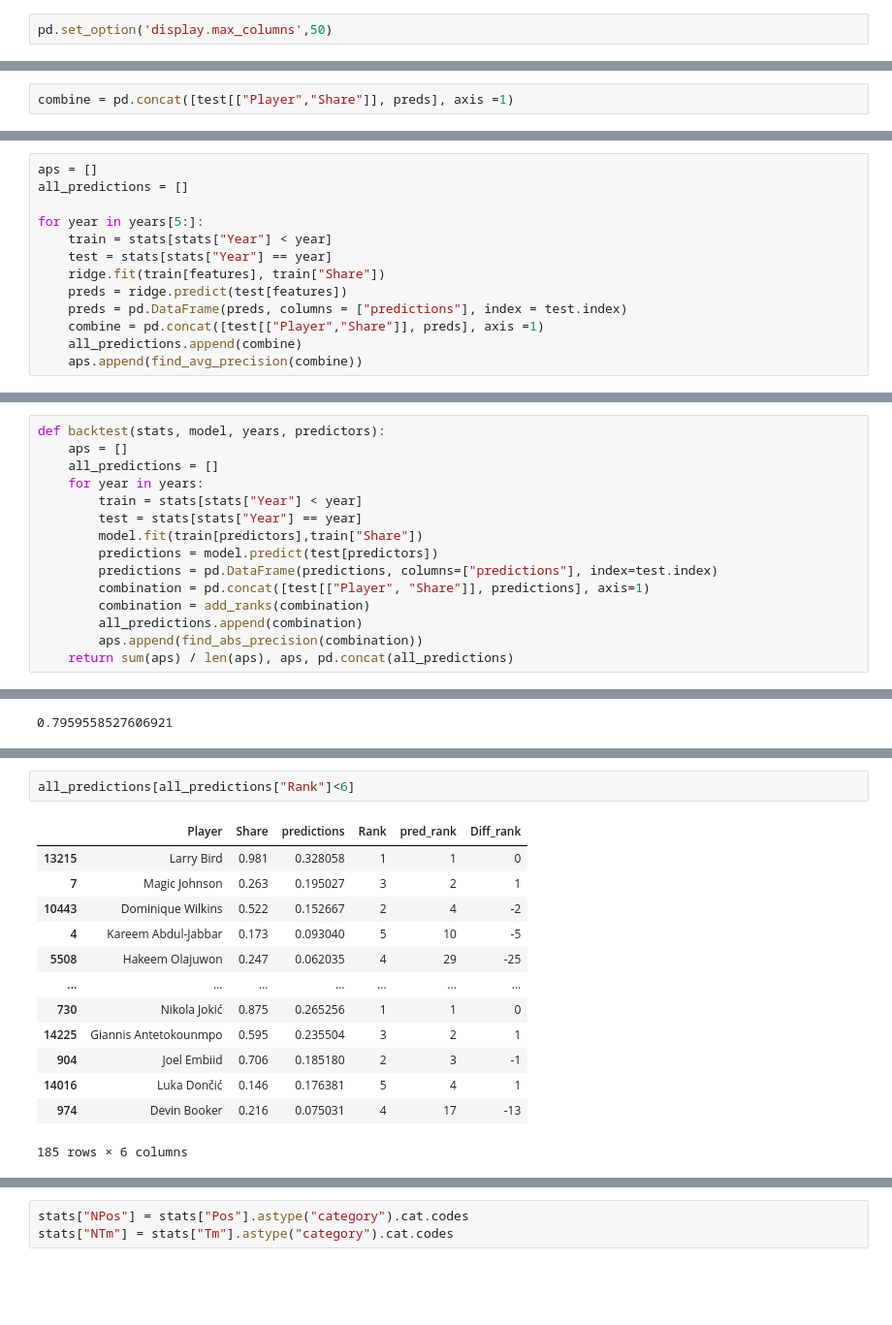
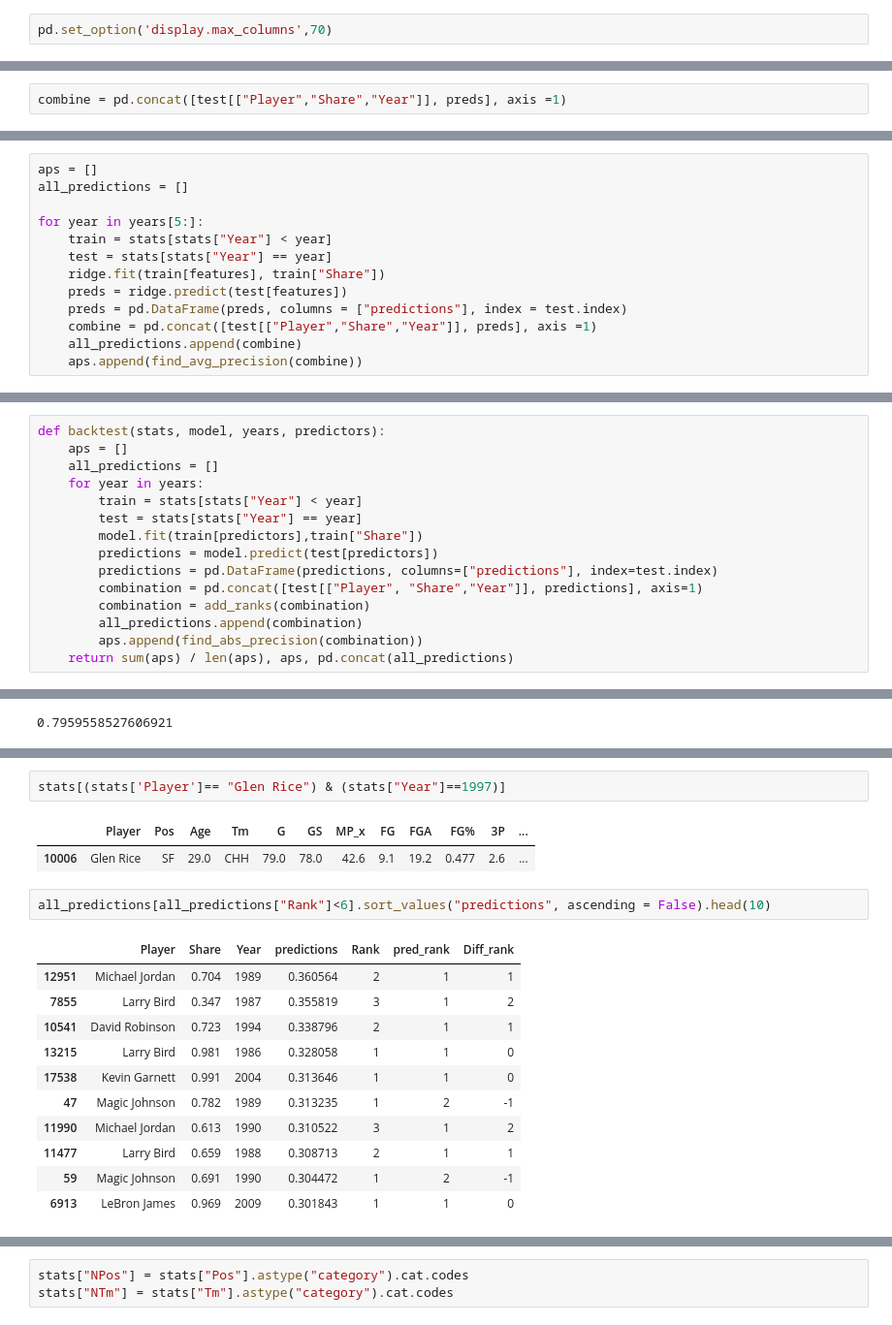
Before and after one commit to dcast822/NBA_analysis, a Jupyter notebook: 03_mvp_ML.ipynb, the cells around one changed output, grey strips where cells are left out. Shown: that part at 97% size. Cells and saved outputs as stored; diff of their text form; blank space fills up the shorter version.

```diff
--- a/03_mvp_ML.ipynb
+++ b/03_mvp_ML.ipynb
@@ -3,7 +3,7 @@ import pandas as pd
 import numpy as np
 import matplotlib.pyplot as plt
 # %%
-pd.set_option('display.max_columns',50)
+pd.set_option('display.max_columns',70)
 # %%
 pd.set_option('display.max_rows',180)
 # %%
@@ -118,7 +118,7 @@ preds
 | 15135 | 0.018742 |
 605 rows × 1 columns
 # %%
-combine = pd.concat([test[["Player","Share"]], preds], axis =1)
+combine = pd.concat([test[["Player","Share","Year"]], preds], axis =1)
 # %%
 combine
 # %% [output]
@@ -249,7 +249,7 @@ for year in years[5:]:
     ridge.fit(train[features], train["Share"])
     preds = ridge.predict(test[features])
     preds = pd.DataFrame(preds, columns = ["predictions"], index = test.index)
-    combine = pd.concat([test[["Player","Share"]], preds], axis =1)
+    combine = pd.concat([test[["Player","Share","Year"]], preds], axis =1)
     all_predictions.append(combine)
     aps.append(find_avg_precision(combine))
 # %%
@@ -284,7 +284,7 @@ def backtest(stats, model, years, predictors):
         model.fit(train[predictors],train["Share"])
         predictions = model.predict(test[predictors])
         predictions = pd.DataFrame(predictions, columns=["predictions"], index=test.index)
-        combination = pd.concat([test[["Player", "Share"]], predictions], axis=1)
+        combination = pd.concat([test[["Player", "Share","Year"]], predictions], axis=1)
         combination = add_ranks(combination)
         all_predictions.append(combination)
         aps.append(find_abs_precision(combination))
@@ -313,17 +313,20 @@ all_predictions[all_predictions["Rank"]<6].sort_values("Diff_rank").head(10)
+# %%
+stats[(stats['Player']== "Glen Rice") & (stats["Year"]==1997)]
+# %% [output]
+|  | Player | Pos | Age | Tm | G | GS | MP_x | FG | FGA | FG% | 3P | ... |
+| 10006 | Glen Rice | SF | 29.0 | CHH | 79.0 | 78.0 | 42.6 | 9.1 | 19.2 | 0.477 | 2.6 | ... |
 # %%
-all_predictions[all_predictions["Rank"]<6]
+all_predictions[all_predictions["Rank"]<6].sort_values("predictions", ascending = False).head(10)
 # %% [output]
-|  | Player | Share | predictions | Rank | pred_rank | Diff_rank |
-| 13215 | Larry Bird | 0.981 | 0.328058 | 1 | 1 | 0 |
-| 7 | Magic Johnson | 0.263 | 0.195027 | 3 | 2 | 1 |
-| 10443 | Dominique Wilkins | 0.522 | 0.152667 | 2 | 4 | -2 |
-| 4 | Kareem Abdul-Jabbar | 0.173 | 0.093040 | 5 | 10 | -5 |
-| 5508 | Hakeem Olajuwon | 0.247 | 0.062035 | 4 | 29 | -25 |
-| ... | ... | ... | ... | ... | ... | ... |
-| 730 | Nikola Jokić | 0.875 | 0.265256 | 1 | 1 | 0 |
-| 14225 | Giannis Antetokounmpo | 0.595 | 0.235504 | 3 | 2 | 1 |
-| 904 | Joel Embiid | 0.706 | 0.185180 | 2 | 3 | -1 |
-| 14016 | Luka Dončić | 0.146 | 0.176381 | 5 | 4 | 1 |
-| 974 | Devin Booker | 0.216 | 0.075031 | 4 | 17 | -13 |
+|  | Player | Share | Year | predictions | Rank | pred_rank | Diff_rank |
+| 12951 | Michael Jordan | 0.704 | 1989 | 0.360564 | 2 | 1 | 1 |
+| 7855 | Larry Bird | 0.347 | 1987 | 0.355819 | 3 | 1 | 2 |
+| 10541 | David Robinson | 0.723 | 1994 | 0.338796 | 2 | 1 | 1 |
+| 13215 | Larry Bird | 0.981 | 1986 | 0.328058 | 1 | 1 | 0 |
+| 17538 | Kevin Garnett | 0.991 | 2004 | 0.313646 | 1 | 1 | 0 |
+| 47 | Magic Johnson | 0.782 | 1989 | 0.313235 | 1 | 2 | -1 |
+| 11990 | Michael Jordan | 0.613 | 1990 | 0.310522 | 3 | 1 | 2 |
+| 11477 | Larry Bird | 0.659 | 1988 | 0.308713 | 2 | 1 | 1 |
+| 59 | Magic Johnson | 0.691 | 1990 | 0.304472 | 1 | 2 | -1 |
+| 6913 | LeBron James | 0.969 | 2009 | 0.301843 | 1 | 1 | 0 |
-185 rows × 6 columns
 # %%
```
Also changed, not shown: parts of 26 cells of this notebook, 2 other files.
